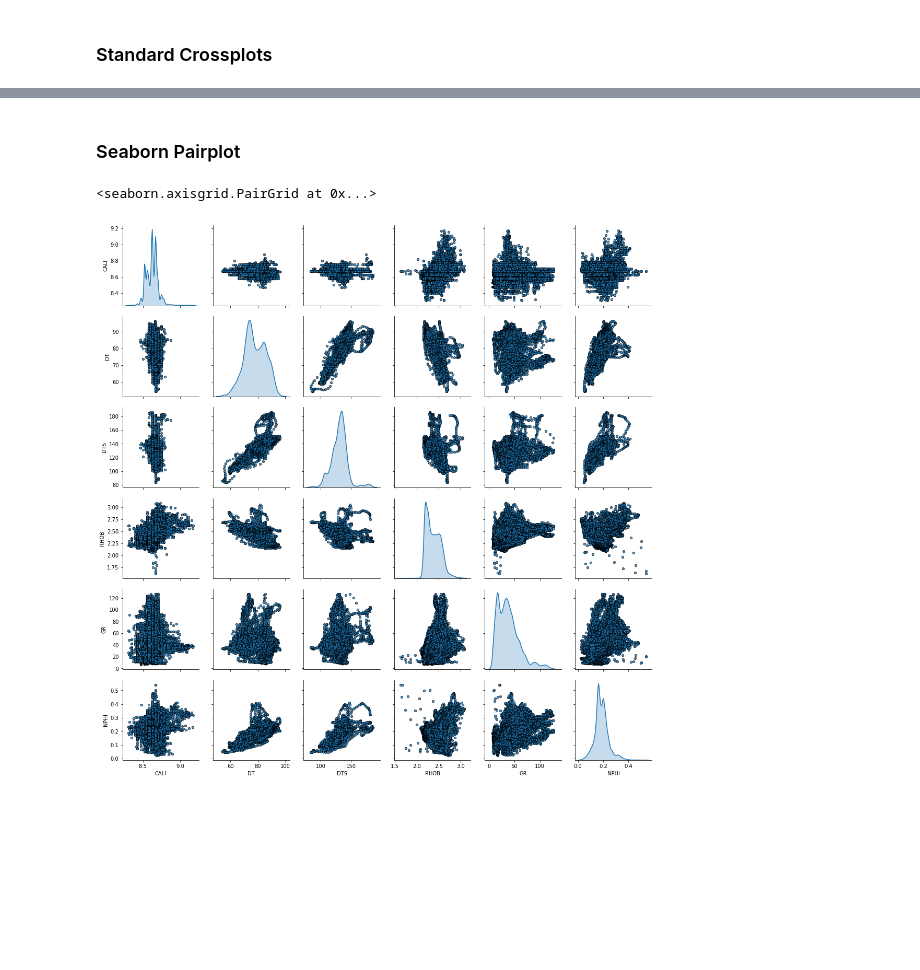
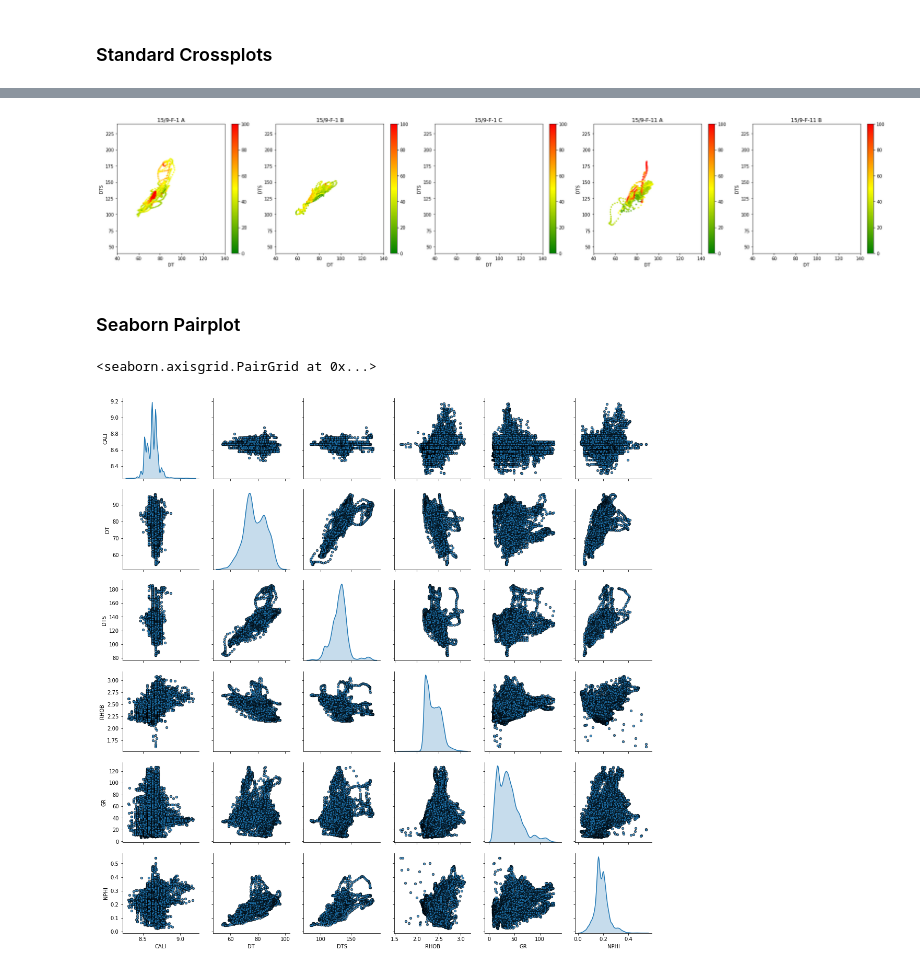
Before and after one commit to SPWLA-ORG/spwla2021_ml_workshop, a Jupyter notebook: 1.1 - Data Exploration.ipynb, the cells around one changed output, grey strips where cells are left out. Saved outputs shown, nothing was run; the diff lists cells and outputs as text; code cells hidden in the pictures; blank space fills up the shorter version.

```diff
--- a/1.1 - Data Exploration.ipynb
+++ b/1.1 - Data Exploration.ipynb
@@ -56,3 +140,7 @@ memory usage: 3.4+ MB
+# %%
+make_xplot(grouped, 'DT', 'DTS', 'GR', 1, 5, [40, 140], [40, 240], 0, 100)
+# %% [output]
+[figure, added]
 # %% [markdown]
 ### Seaborn Pairplot
 # %%
```
Also changed, not shown: parts of 9 cells of this notebook, 1 other file.
